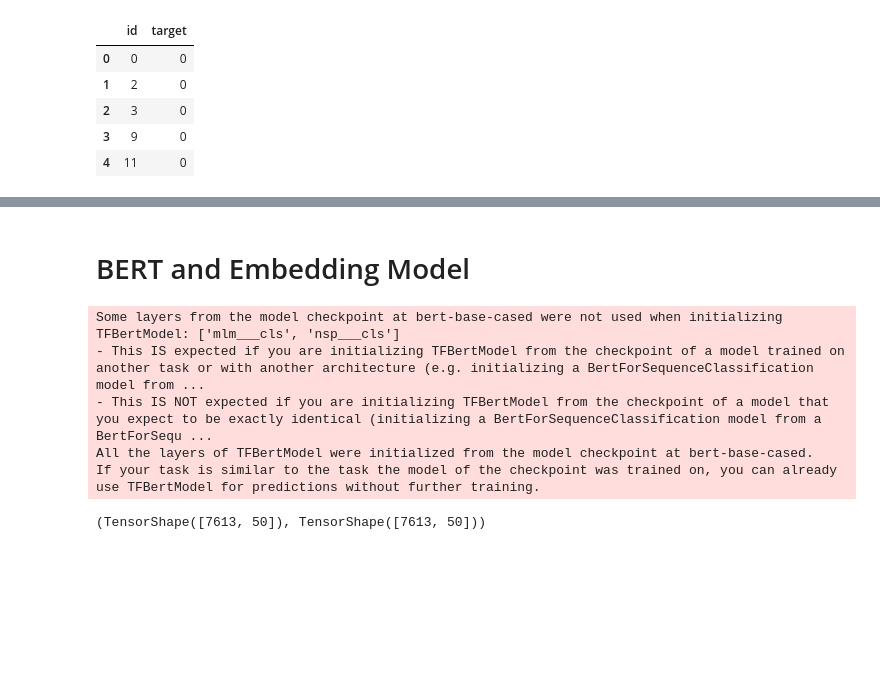
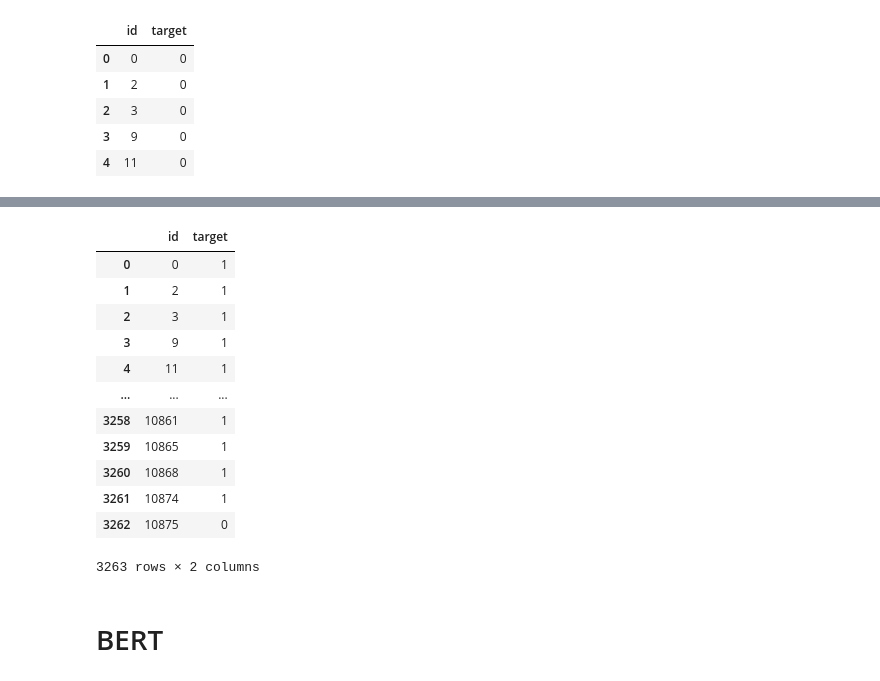
Before and after one commit to BlakeChiu/python, a Jupyter notebook: python-class/End_project.ipynb, the cells around one changed output, grey strips where cells are left out. Saved outputs shown, nothing was run; the diff lists cells and outputs as text; code cells hidden in the pictures; blank space fills up the shorter version.

Commit message:
initial

```diff
--- a/python-class/End_project.ipynb
+++ b/python-class/End_project.ipynb
@@ -271,33 +302,18 @@ sample
+# %%
+sample
+# %% [output]
+|  | id | target |
+| 0 | 0 | 1 |
+| 1 | 2 | 1 |
+| 2 | 3 | 1 |
+| 3 | 9 | 1 |
+| 4 | 11 | 1 |
+| ... | ... | ... |
+| 3258 | 10861 | 1 |
+| 3259 | 10865 | 1 |
+| 3260 | 10868 | 1 |
+| 3261 | 10874 | 1 |
+| 3262 | 10875 | 0 |
+3263 rows × 2 columns
 # %% [markdown]
-# BERT and Embedding Model
+# BERT
-# %%
-tokenizer = AutoTokenizer.from_pretrained('bert-base-cased')
-bert = TFBertModel.from_pretrained('bert-base-cased')
-
-x_train = tokenizer(
-    text=train.text.tolist(),
-    add_special_tokens=True,
-    max_length=50,
-    truncation=True,
-    padding=True,
-    return_tensors='tf',
-    return_token_type_ids = False,
-    return_attention_mask = True,
-    verbose = True)
-
-x_test = tokenizer(
-    text=test.text.tolist(),
-    add_special_tokens=True,
-    max_length=50,
-    truncation=True,
-    padding=True,
-    return_tensors='tf',
-    return_token_type_ids = False,
-    return_attention_mask = True,
-    verbose = True)
-# %% [output]
-Some layers from the model checkpoint at bert-base-cased were not used when initializing TFBertModel: ['mlm___cls', 'nsp___cls']
-- This IS expected if you are initializing TFBertModel from the checkpoint of a model trained on another task or with another architecture (e.g. initializing a BertForSequenceClassification model from ...
-- This IS NOT expected if you are initializing TFBertModel from the checkpoint of a model that you expect to be exactly identical (initializing a BertForSequenceClassification model from a BertForSequ ...
-All the layers of TFBertModel were initialized from the model checkpoint at bert-base-cased.
-If your task is similar to the task the model of the checkpoint was trained on, you can already use TFBertModel for predictions without further training.
@@ -308,4 +319,0 @@ y_train = to_categorical(y_train) #分類災難(0 OR 1)
-# %%
-input_ids.shape, attention_mask.shape
-# %% [output]
-(TensorShape([7613, 50]), TensorShape([7613, 50]))
```
Also changed, not shown: parts of 32 cells of this notebook.
